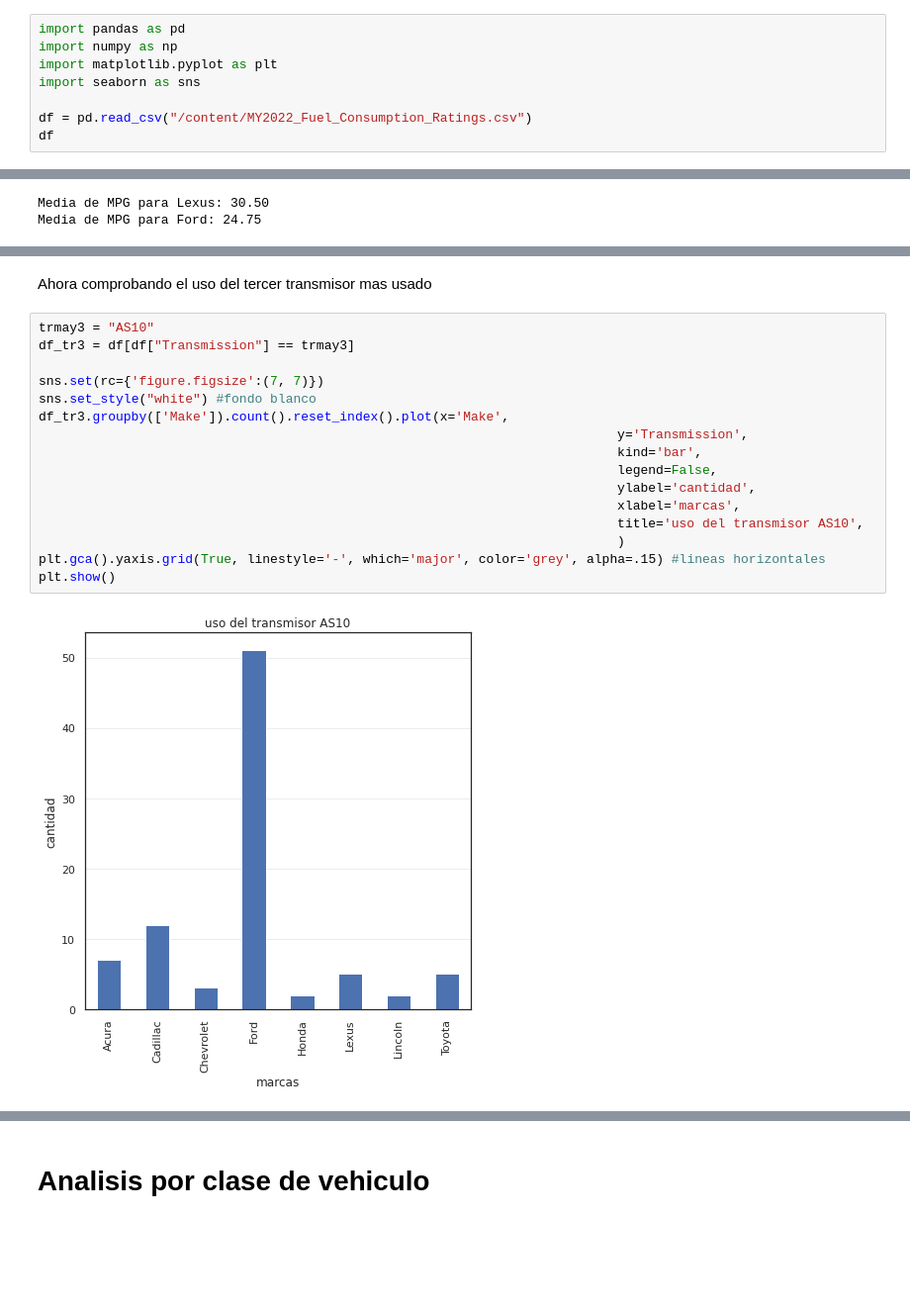
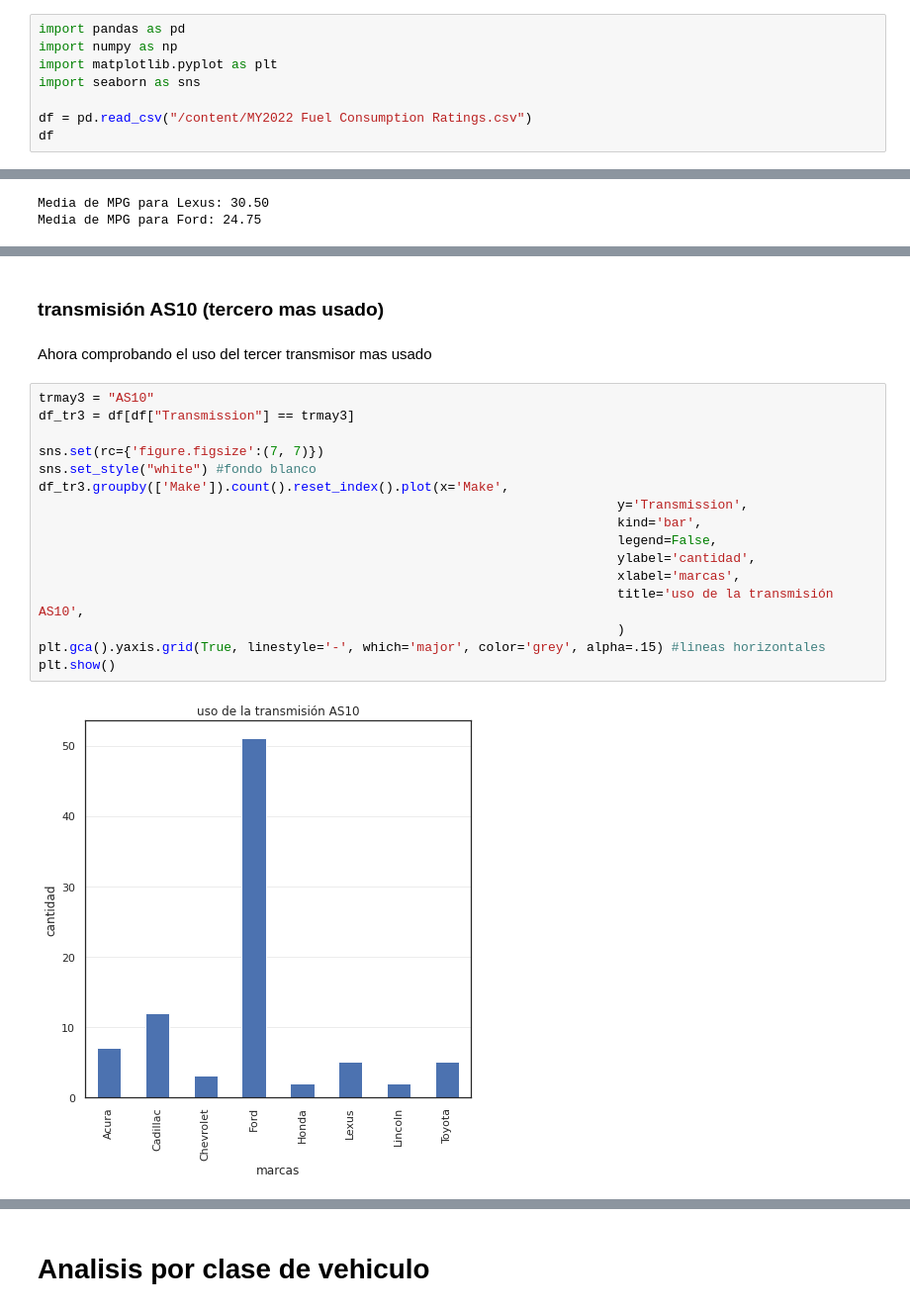
Before and after one commit to 0ces/Estadistica-1-UIS, a Jupyter notebook: notebooks/Dataset_I.ipynb, the cells around one changed output, grey strips where cells are left out. Shown: that part at 99% size. Saved outputs shown, nothing was run; the diff lists cells and outputs as text; blank space fills up the shorter version.

```diff
--- a/notebooks/Dataset_I.ipynb
+++ b/notebooks/Dataset_I.ipynb
@@ -9,7 +9,7 @@ import numpy as np
 import matplotlib.pyplot as plt
 import seaborn as sns
 
-df = pd.read_csv("/content/MY2022_Fuel_Consumption_Ratings.csv")
+df = pd.read_csv("/content/MY2022 Fuel Consumption Ratings.csv")
 df
 # %% [output]
 |  | Model Year | Make | Model | Vehicle Class | Engine Size(L) | Cylinders | Transmission | Fuel Type | ... |
@@ -229,21 +231,23 @@ Name: Make, dtype: int64
+# %% [markdown]
+### transmisión AS10 (tercero mas usado)
 # %% [markdown]
 Ahora comprobando el uso del tercer transmisor mas usado
 # %%
 trmay3 = "AS10"
 df_tr3 = df[df["Transmission"] == trmay3]
 
 sns.set(rc={'figure.figsize':(7, 7)})
 sns.set_style("white") #fondo blanco
 df_tr3.groupby(['Make']).count().reset_index().plot(x='Make',
                                                                            y='Transmission',
                                                                            kind='bar',
                                                                            legend=False,
                                                                            ylabel='cantidad',
                                                                            xlabel='marcas',
-                                                                           title='uso del transmisor AS10',
+                                                                           title='uso de la transmisión AS10',
                                                                            )
 plt.gca().yaxis.grid(True, linestyle='-', which='major', color='grey', alpha=.15) #lineas horizontales
 plt.show()
 # %% [output]
-[figure, old version]
+[figure, new version]
 # %% [markdown]
```
Also changed, not shown: parts of 40 cells of this notebook.
